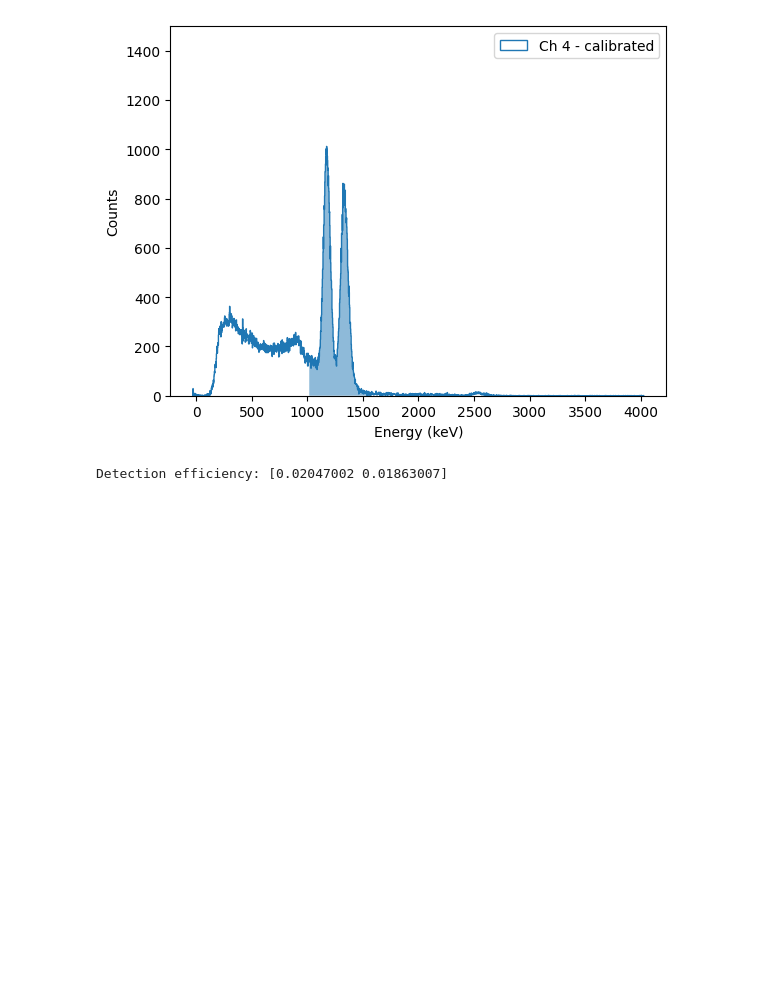
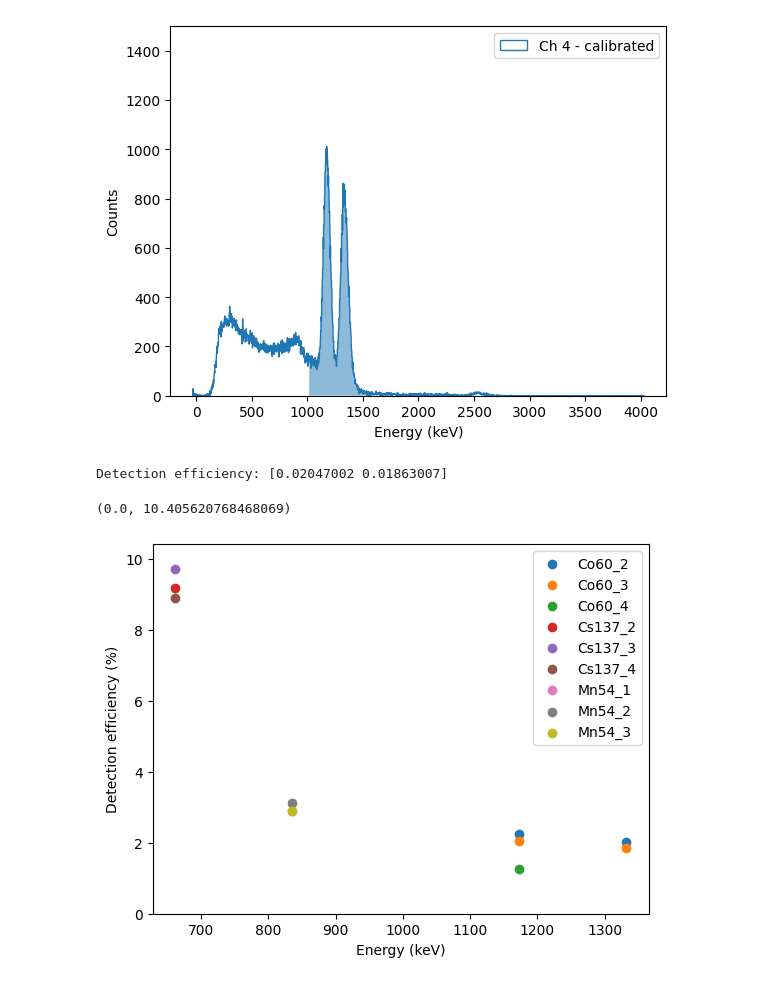
Before and after one commit to cdunn314/libra-toolbox, a Jupyter notebook: example.ipynb, the cells around one changed output. Cells and saved outputs as stored; diff of their text form; code cells hidden in the pictures; blank space fills up the shorter version.

```diff
--- a/example.ipynb
+++ b/example.ipynb
@@ -387,6 +387,30 @@ efficiency = all_measurements["Co60_3"].compute_detection_efficiency(
 print(f"Detection efficiency: {efficiency}")
 # %% [output]
 Detection efficiency: [0.02047002 0.01863007]
+# %%
+channel_nb = 4
+for name, measurement in all_measurements.items():
+    try:
+        efficiency = measurement.compute_detection_efficiency(
+            background_measurement=background_meas,
+            calibration_coeffs=calibration_coeffs[channel_nb],
+            channel_nb=channel_nb,
+        )
+        plt.scatter(
+            measurement.check_source.energy,
+            efficiency * 100,
+            label=name,
+        )
+    except:
+        continue
+plt.xlabel("Energy (keV)")
+plt.ylabel("Detection efficiency (%)")
+plt.legend()
+plt.ylim(bottom=0)
+plt.show()
+# %% [output]
+(0.0, 10.405620768468069)
+[figure, added]
 # %%
 sample_measurements_directories = {
     "niobium_1": f"{run_dir}/Niobium_250318_1253_count1/UNFILTERED",
```
Also changed, not shown: parts of 1 cell of this notebook.
